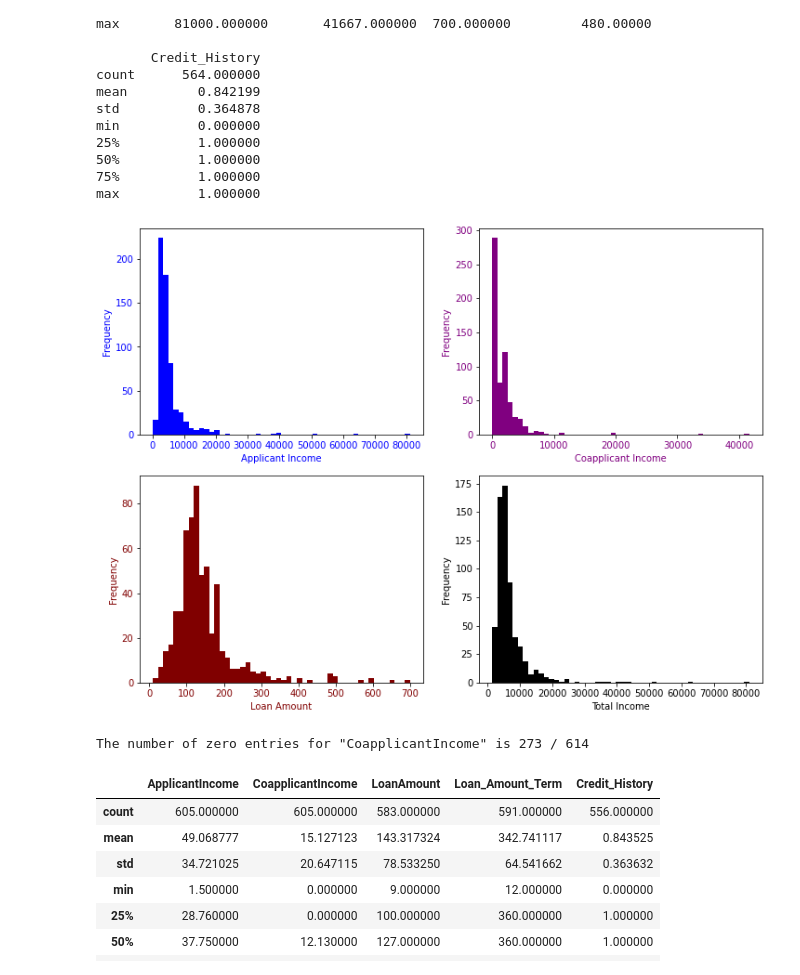
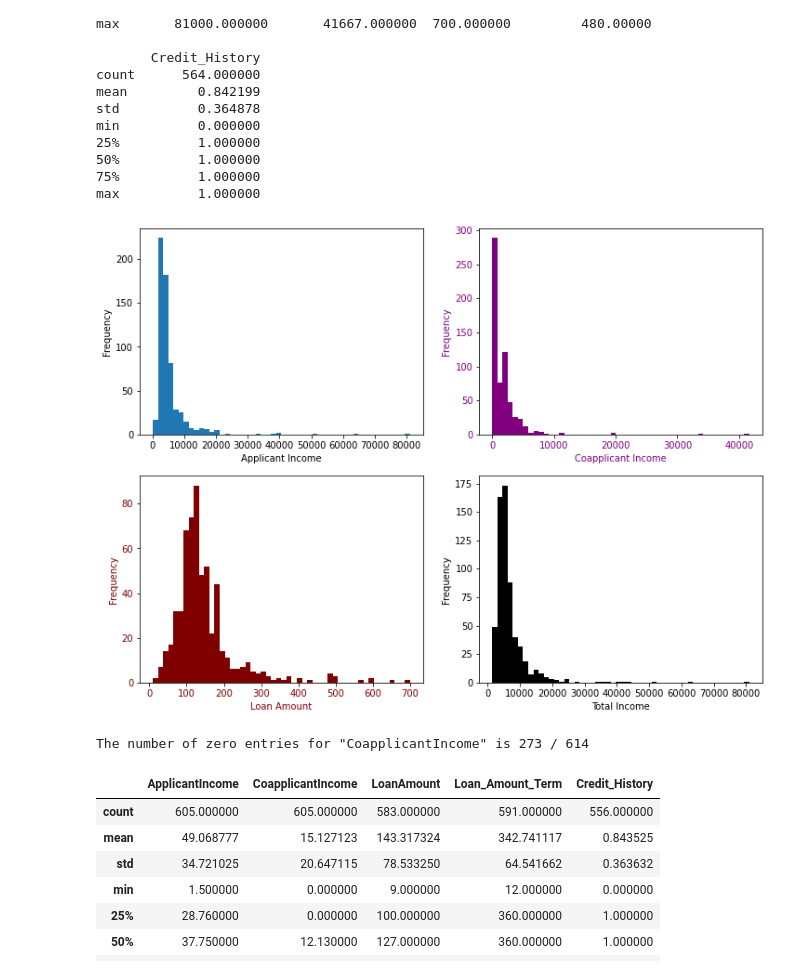
Before and after one commit to Frank-Howd/DS-Unit-2-Applied-Modeling, a Jupyter notebook: module4-model-interpretation/Final Unit-2 Project .ipynb, the cells around one changed output. Saved outputs shown, nothing was run; the diff lists cells and outputs as text; code cells hidden in the pictures.

```diff
--- a/module4-model-interpretation/Final Unit-2 Project .ipynb
+++ b/module4-model-interpretation/Final Unit-2 Project .ipynb
@@ -185,43 +185,43 @@ max          1.000000
 
 fig, ax = plt.subplots(2, 2, figsize=(12, 9))
 
-ax[0][0].hist(train['ApplicantIncome'], bins=50, color='blue')
+ax[0][0].hist(train['ApplicantIncome'], bins=50)
 ax[0][1].hist(train['CoapplicantIncome'], bins=50, color='purple')
 ax[1][0].hist(train['LoanAmount'], bins=50, color='maroon')
 ax[1][1].hist((train['ApplicantIncome'] + train['CoapplicantIncome']), bins=50, color='black')
 
-ax[0][0].set_xlabel('Applicant Income', color='blue')
-ax[0][0].set_ylabel('Frequency', color='blue')
-ax[0][0].tick_params(axis='x', labelcolor='blue')
-ax[0][0].tick_params(axis='y', labelcolor='blue')
+ax[0][0].set_xlabel('Applicant Income')
+ax[0][0].set_ylabel('Frequency')
+ax[0][0].tick_params(axis='x')
+ax[0][0].tick_params(axis='y')
 
 ax[0][1].set_xlabel('Coapplicant Income', color='purple')
 ax[0][1].set_ylabel('Frequency', color='purple')
 ax[0][1].tick_params(axis='x', labelcolor='purple')
 ax[0][1].tick_params(axis='y', labelcolor='purple')
 
 ax[1][0].set_xlabel('Loan Amount', color='maroon')
 ax[1][0].set_ylabel('Frequency', color='maroon')
 ax[1][0].tick_params(axis='x', labelcolor='maroon')
 ax[1][0].tick_params(axis='y', labelcolor='maroon')
 
 ax[1][1].set_xlabel('Total Income')
 ax[1][1].set_ylabel('Frequency')
 
 plt.show()
 
 print('The number of zero entries for "CoapplicantIncome" is',
       train['CoapplicantIncome'].value_counts().max(), '/', len(train['CoapplicantIncome']))
 
 # There are a lot of zero entries for 'CoapplicantIncome'! A zero entry for CoapplicantIncome
 # may indicate applicants are from single income households; however, the number accounts
 # almost half of the entries! It's more likely that many loan requests are made by a single
 # filer, and this column is entered as 0 when there is no coapplicant. This may affect it's
 # predictive power. Can try creating a new feature called 'total_income' that adds applicant
 # income and coapplicant income  together; this new column won't have the ugly 'zero' in it's
 # distribution.
 # %% [output]
-[figure, old version]
+[figure, new version]
 The number of zero entries for "CoapplicantIncome" is 273 / 614
 # %%
 # Let's scale income and co-applicant income, drop outliers, and rexamine the plots
```
Also changed, not shown: parts of 1 cell of this notebook.
